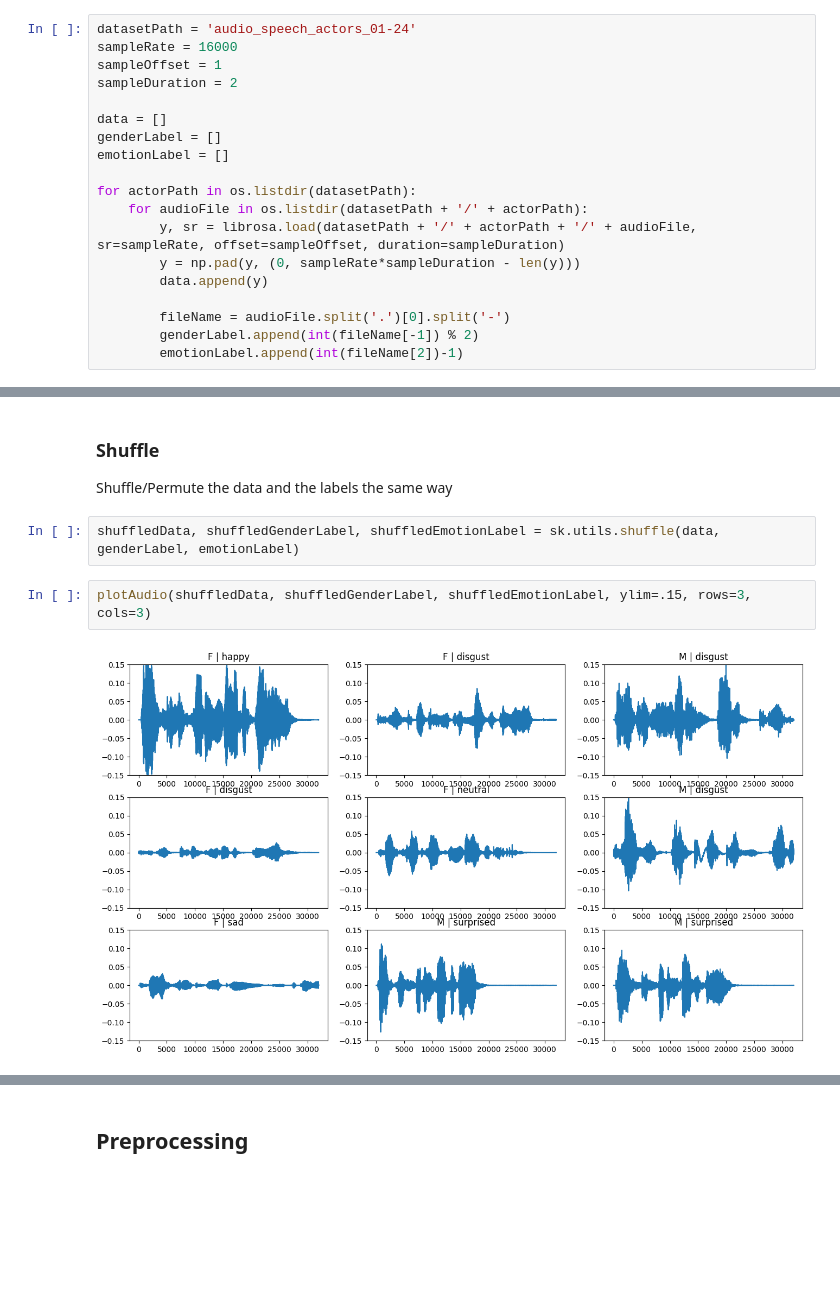
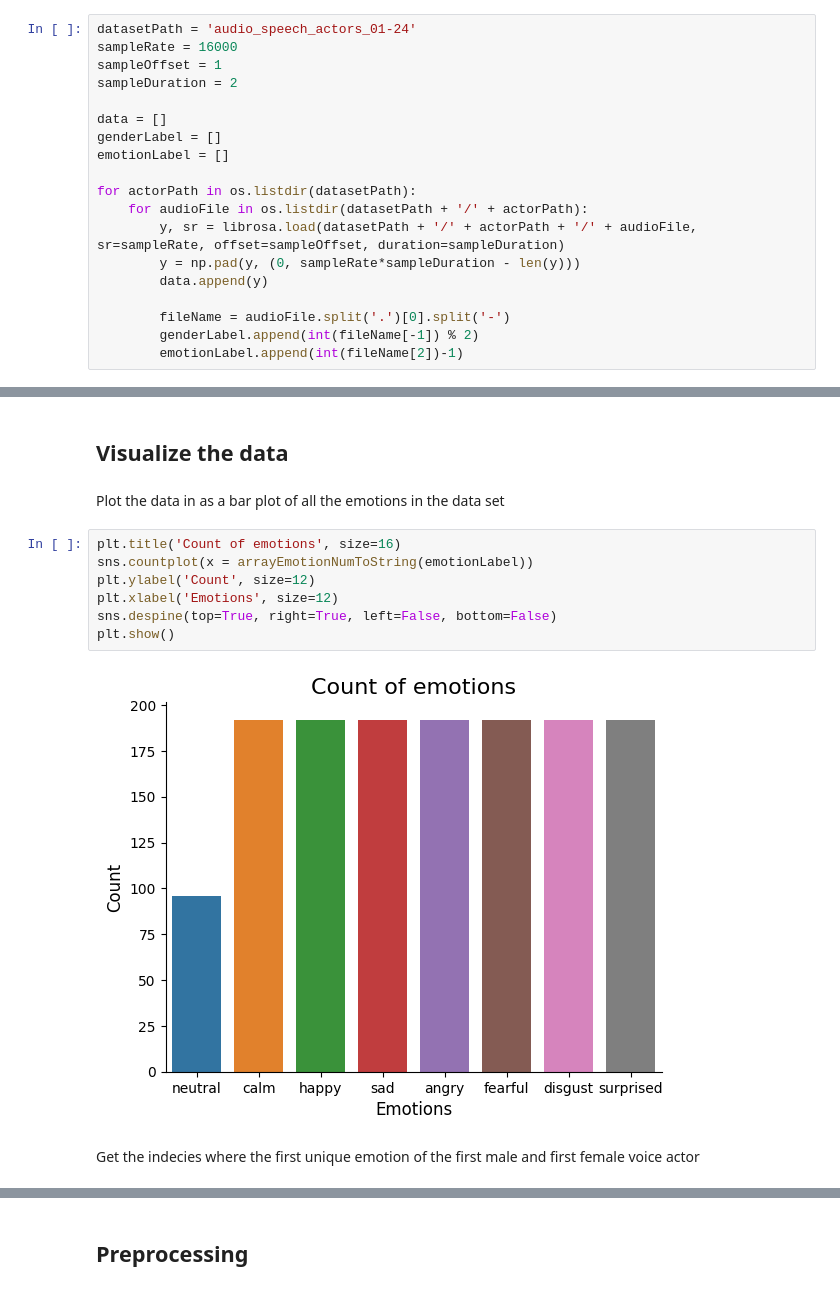
Before and after one commit to IsakLundstrom/D7041E-Mini-Project, a Jupyter notebook: project.ipynb, the cells around one changed output, grey strips where cells are left out. Saved outputs shown, nothing was run; the diff lists cells and outputs as text; blank space fills up the shorter version.

Commit message:
added visualization, readme and requirments.txt

```diff
--- a/project.ipynb
+++ b/project.ipynb
@@ -113,9 +119,15 @@ for actorPath in os.listdir(datasetPath):
-# %% [markdown]
-### Shuffle
-Shuffle/Permute the data and the labels the same way
-# %%
-shuffledData, shuffledGenderLabel, shuffledEmotionLabel = sk.utils.shuffle(data, genderLabel, emotionLabel)
-# %%
-plotAudio(shuffledData, shuffledGenderLabel, shuffledEmotionLabel, ylim=.15, rows=3, cols=3)
-# %% [output]
-[figure, removed]
+# %% [markdown]
+## Visualize the data
+# %% [markdown]
+Plot the data in as a bar plot of all the emotions in the data set
+# %%
+plt.title('Count of emotions', size=16)
+sns.countplot(x = arrayEmotionNumToString(emotionLabel))
+plt.ylabel('Count', size=12)
+plt.xlabel('Emotions', size=12)
+sns.despine(top=True, right=True, left=False, bottom=False)
+plt.show()
+# %% [output]
+[figure, added]
+# %% [markdown]
+Get the indecies where the first unique emotion of the first male and first female voice actor
```
Also changed, not shown: parts of 20 cells of this notebook, 2 other files.
